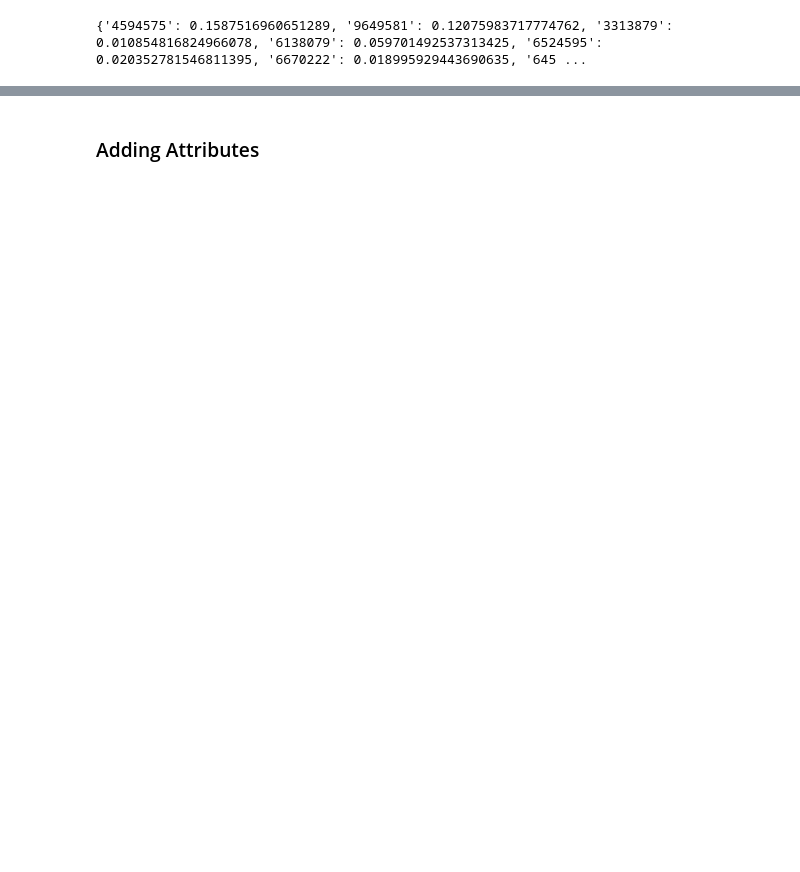
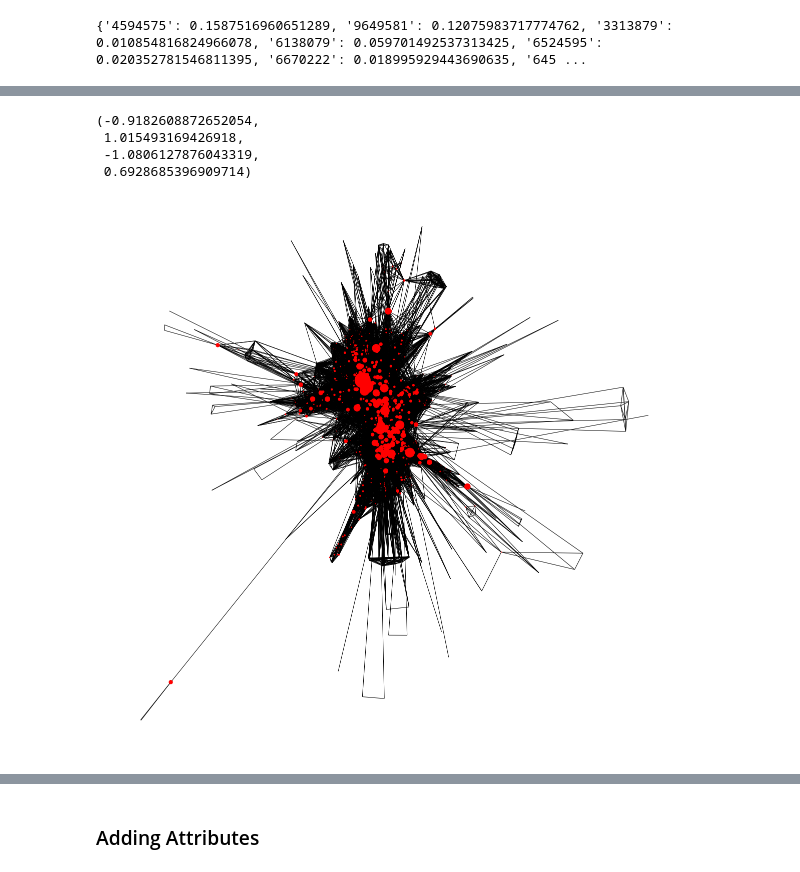
Before and after one commit to Nadinma/graph_project, a Jupyter notebook: graph_serach_project.ipynb, the cells around one changed output, grey strips where cells are left out. Drawn from its saved outputs; the diff is of its cells as text; code cells hidden in the pictures; blank space fills up the shorter version.

```diff
--- a/graph_serach_project.ipynb
+++ b/graph_serach_project.ipynb
@@ -347,0 +351,4 @@ partition
+# %%
+sort_communities = {}
+for i, v in partition.items():
+    sort_communities[v] = [i] if v not in sort_communities.keys() else sort_communities[v] + [i]
@@ -370,0 +498,5 @@ deg_centrality_sort[:10]
+# %%
+#Betweenness Centrality: It assumes that important nodes connect other nodes.
+bet_centrality = nx.betweenness_centrality(G_sub, normalized = True,
+                                              endpoints = False)
+print(bet_centrality)
@@ -370,0 +523,12 @@ deg_centrality_sort[:10]
+# %%
+node_size =  [v * 10000 for v in bet_centrality.values()]
+plt.figure(figsize=(20,20))
+nx.draw_networkx(G_sub, pos=pos, with_labels=False,
+                 node_size=node_size )
+plt.axis('off')
+# %% [output]
+(-0.9182608872652054,
+ 1.015493169426918,
+ -1.0806127876043319,
+ 0.6928685396909714)
+[figure, added]
```
Also changed, not shown: parts of 146 cells of this notebook, 5 other files.
